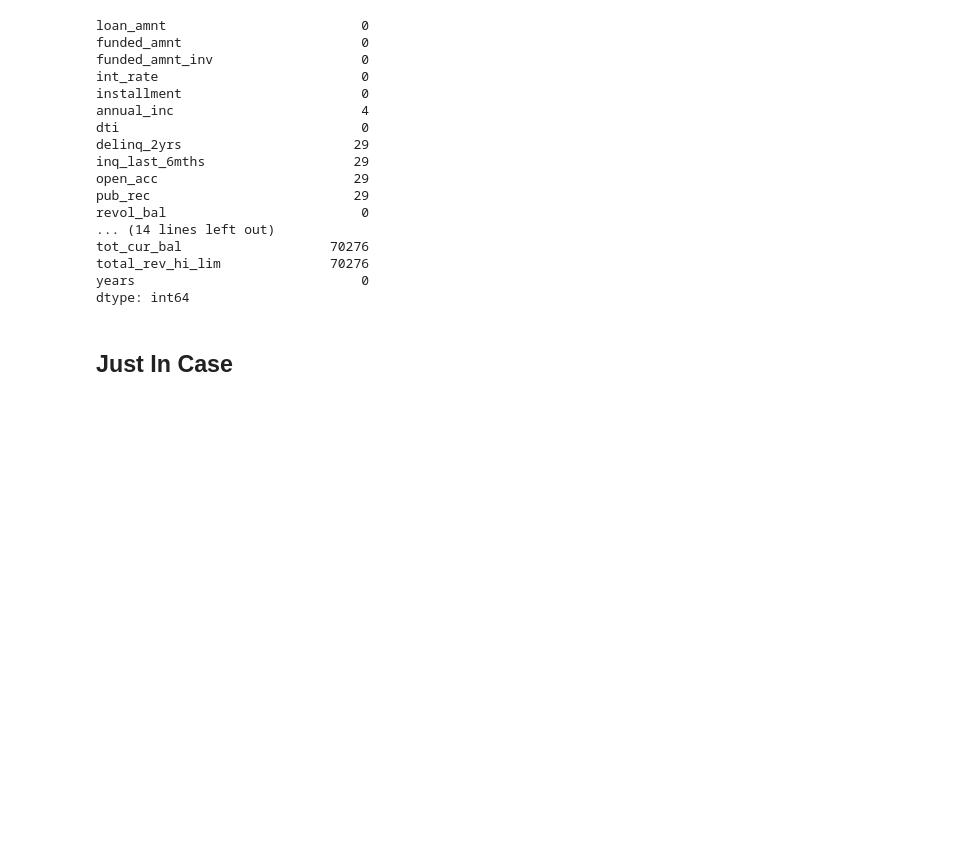
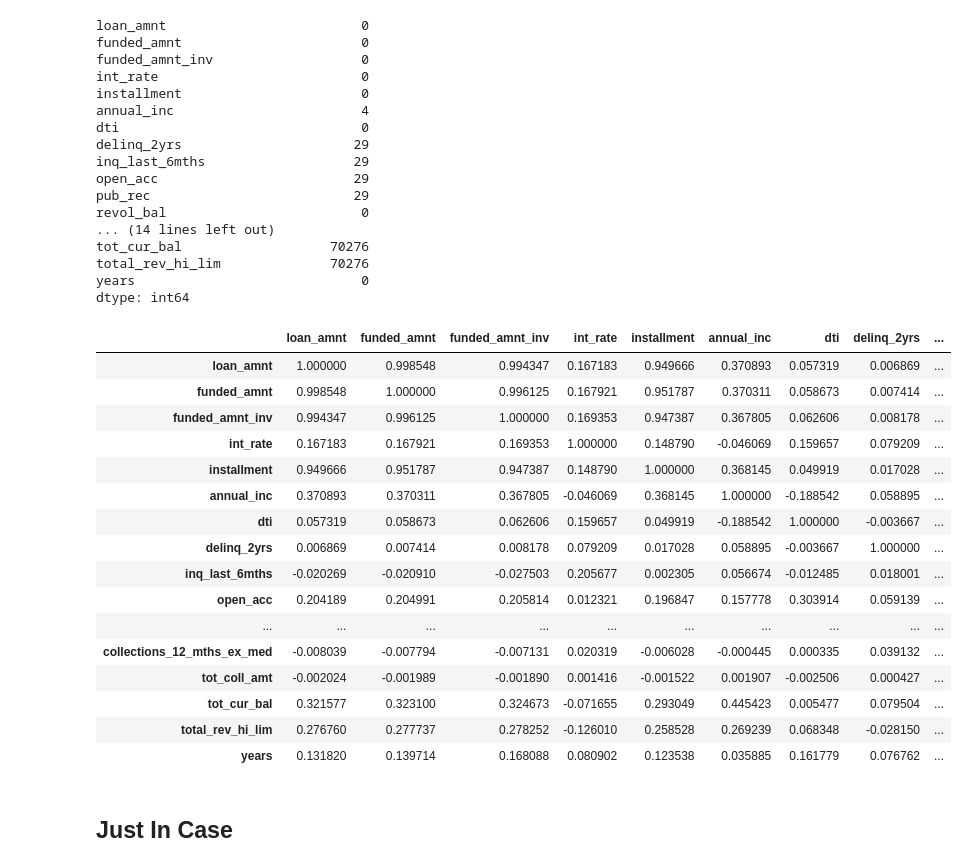
Before and after one commit to azaryasph/IDX-Partners-Project-Based-Internship-Prediction-Model, a Jupyter notebook: notebooks/Prediction Model.ipynb, the cells around one changed output. Drawn from its saved outputs; the diff is of its cells as text; code cells hidden in the pictures; blank space fills up the shorter version.

```diff
--- a/notebooks/Prediction Model.ipynb
+++ b/notebooks/Prediction Model.ipynb
@@ -1194,11 +1209,12 @@ def map_loan_status(status):
 # Apply the map_loan_status function to each status in the 'loan_status' column
 dfloan['loan_status'] = dfloan['loan_status'].apply(map_loan_status)
 
-# Convert the 'issue_d' column to datetime format
-timedata = pd.to_datetime(dfloan['issue_d'], format='%b-%y')
+# Convert the 'issue_d' column to datetime format with 'Oct-14' style dates
+dfloan['issue_d'] = pd.to_datetime(dfloan['issue_d'], format='%b-%y')
 
-# Extract the year from the 'issue_d' column and store it in a new column 'years'
-dfloan['years'] = timedata.dt.year
+# Extract the year from the datetime object ad store it in a new column 'years'
+dfloan['years'] = dfloan['issue_d'].dt.year
+
 
 # Define a list of state abbreviations that belong to the West region
 West = [
@@ -1428,6 +1444,38 @@ def fillnan(data):
 
 # Fill missing values in the cleaned DataFrame
 dfloan_cleaned3 = fillnan(dfloan_cleaned2)
+# %%
+nums3 = dfloan_cleaned3.select_dtypes('number')
+
+# Create a correlation matrix of the numeric data
+corr3 = nums3.corr()
+
+corr3.style.background_gradient(cmap='coolwarm')
+
+
+# # Set the figure size
+# plt.figure(figsize=(20, 12))
+
+# # Create a heatmap of the correlation matrix
+# sns.heatmap(corr3, cmap='coolwarm')
+# %% [output]
+|  | loan_amnt | funded_amnt | funded_amnt_inv | int_rate | installment | annual_inc | dti | delinq_2yrs | ... |
+| loan_amnt | 1.000000 | 0.998548 | 0.994347 | 0.167183 | 0.949666 | 0.370893 | 0.057319 | 0.006869 | ... |
+| funded_amnt | 0.998548 | 1.000000 | 0.996125 | 0.167921 | 0.951787 | 0.370311 | 0.058673 | 0.007414 | ... |
+| funded_amnt_inv | 0.994347 | 0.996125 | 1.000000 | 0.169353 | 0.947387 | 0.367805 | 0.062606 | 0.008178 | ... |
+| int_rate | 0.167183 | 0.167921 | 0.169353 | 1.000000 | 0.148790 | -0.046069 | 0.159657 | 0.079209 | ... |
+| installment | 0.949666 | 0.951787 | 0.947387 | 0.148790 | 1.000000 | 0.368145 | 0.049919 | 0.017028 | ... |
+| annual_inc | 0.370893 | 0.370311 | 0.367805 | -0.046069 | 0.368145 | 1.000000 | -0.188542 | 0.058895 | ... |
+| dti | 0.057319 | 0.058673 | 0.062606 | 0.159657 | 0.049919 | -0.188542 | 1.000000 | -0.003667 | ... |
+| delinq_2yrs | 0.006869 | 0.007414 | 0.008178 | 0.079209 | 0.017028 | 0.058895 | -0.003667 | 1.000000 | ... |
+| inq_last_6mths | -0.020269 | -0.020910 | -0.027503 | 0.205677 | 0.002305 | 0.056674 | -0.012485 | 0.018001 | ... |
+| open_acc | 0.204189 | 0.204991 | 0.205814 | 0.012321 | 0.196847 | 0.157778 | 0.303914 | 0.059139 | ... |
+| ... | ... | ... | ... | ... | ... | ... | ... | ... | ... |
+| collections_12_mths_ex_med | -0.008039 | -0.007794 | -0.007131 | 0.020319 | -0.006028 | -0.000445 | 0.000335 | 0.039132 | ... |
+| tot_coll_amt | -0.002024 | -0.001989 | -0.001890 | 0.001416 | -0.001522 | 0.001907 | -0.002506 | 0.000427 | ... |
+| tot_cur_bal | 0.321577 | 0.323100 | 0.324673 | -0.071655 | 0.293049 | 0.445423 | 0.005477 | 0.079504 | ... |
+| total_rev_hi_lim | 0.276760 | 0.277737 | 0.278252 | -0.126010 | 0.258528 | 0.269239 | 0.068348 | -0.028150 | ... |
+| years | 0.131820 | 0.139714 | 0.168088 | 0.080902 | 0.123538 | 0.035885 | 0.161779 | 0.076762 | ... |
 # %% [markdown]
 ## Just In Case
 # %%
```
Also changed, not shown: parts of 3 cells of this notebook, 1 other file.
